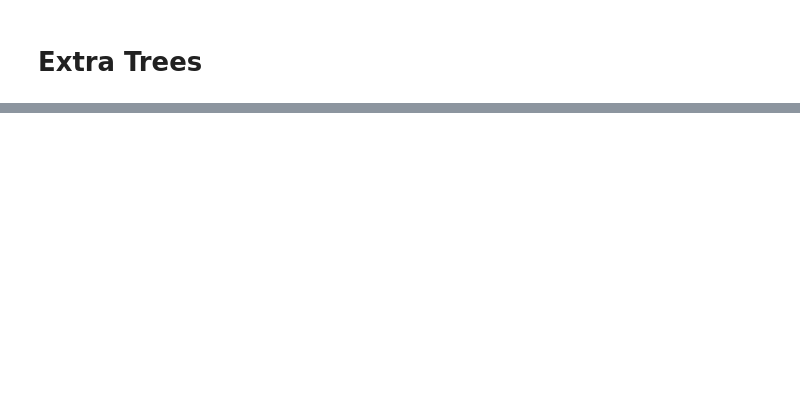
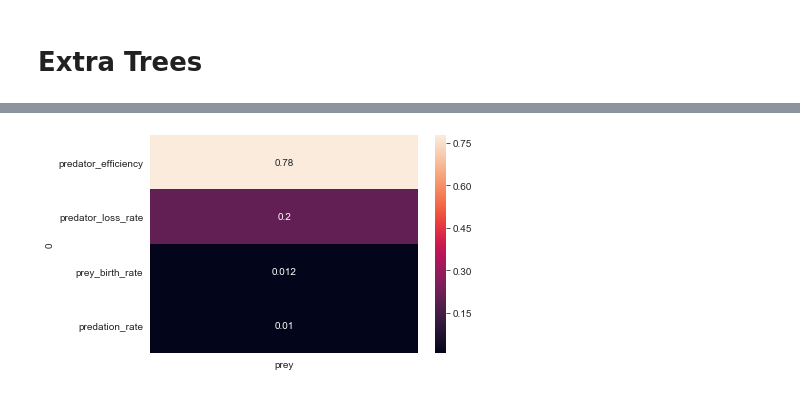
Before and after one commit to herzogrh/EPA1361, a Jupyter notebook: Week 3-4 - vulnerability analysis/assignment 6 - sensitivity analysis.ipynb, the cells around one changed output, grey strips where cells are left out. Drawn from its saved outputs; the diff is of its cells as text; code cells hidden in the pictures; blank space fills up the shorter version.

Commit message:
I added the extra trees, have a heat map

```diff
--- a/Week 3-4 - vulnerability analysis/assignment 6 - sensitivity analysis.ipynb
+++ b/Week 3-4 - vulnerability analysis/assignment 6 - sensitivity analysis.ipynb
@@ -299,3 +333,7 @@ Name: ST, dtype: float64
+# %%
+y={'prey': prey_mean}
+#y_ST={"ST": indices['ST']}
+#     'max. infected fraction': np.max(outcomes['infected fraction R1'], axis=1)}
 # %%
-feature_scoring.get_feature_scores_all(x=indices['ST'], y= prey_mean, mode=feature_scoring.RuleInductionType.REGRESSION, max_features=0.6, nr_trees=100 )
+scores=feature_scoring.get_feature_scores_all(x=experiments, y=y , mode=feature_scoring.RuleInductionType.REGRESSION, max_features=0.6, nr_trees=100, alg="extra trees")
 # %% [output]
@@ -323,0 +342,5 @@ experiments
+# %%
+sns.heatmap(scores, annot=True)
+plt.show()
+# %% [output]
+[figure, added]
```
Also changed, not shown: parts of 14 cells of this notebook.
